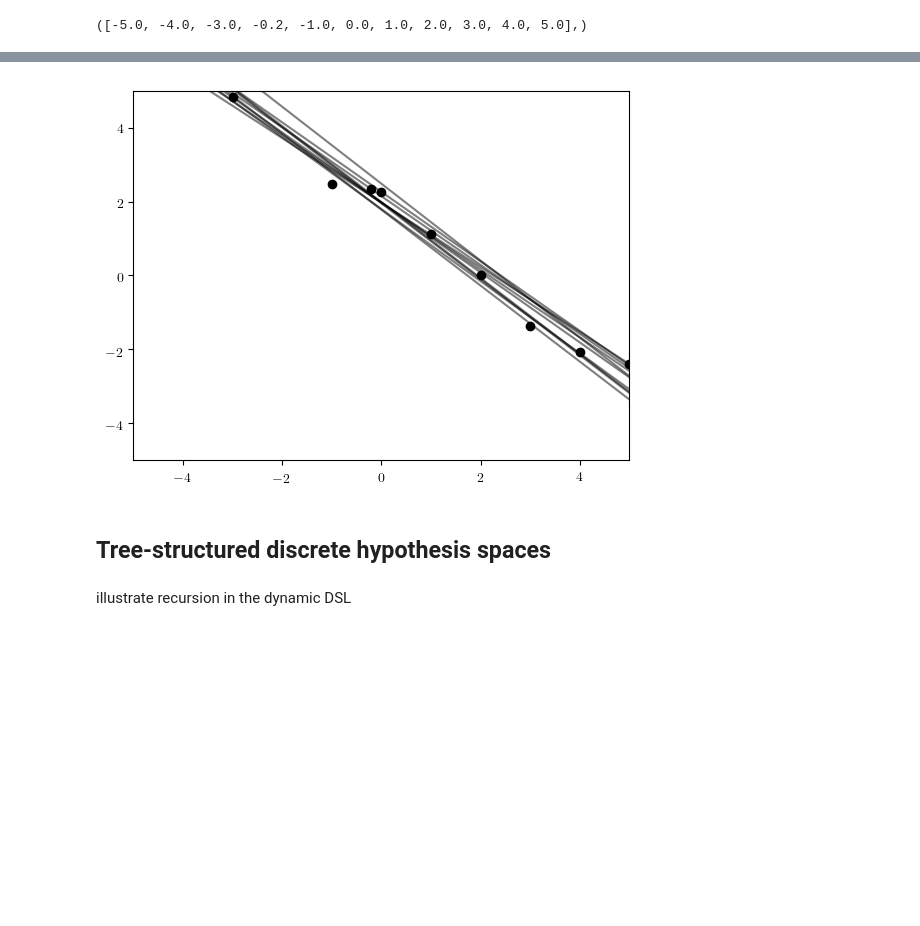
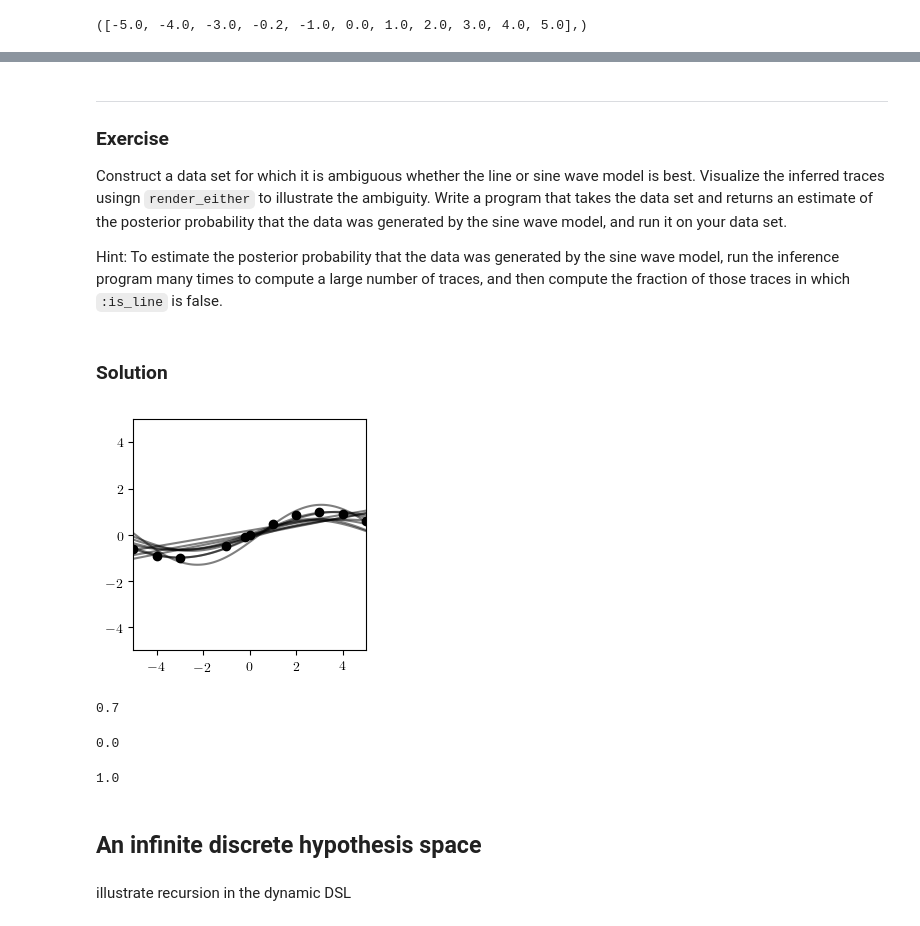
Before and after one commit to probcomp/gen-quickstart, a Jupyter notebook: tutorial-importance-sampling/tutorial-intro-modeling-language.ipynb, the cells around one changed output, grey strips where cells are left out. Cells and saved outputs as stored; diff of their text form; code cells hidden in the pictures; blank space fills up the shorter version.

```diff
--- a/tutorial-importance-sampling/tutorial-intro-modeling-language.ipynb
+++ b/tutorial-importance-sampling/tutorial-intro-modeling-language.ipynb
@@ -323,0 +238,2 @@ There is code duplication in the two models. Can you refactor the model?
+# %%
+ys = [6.75003, 6.1568, 4.26414, 1.84894, 3.09686, 1.94026, 1.36411, -0.83959, -0.976, -1.93363, -2.91303];
@@ -323,0 +249,9 @@ There is code duplication in the two models. Can you refactor the model?
+# %%
+function do_inference(model, xs, ys, amount_of_computation)
+    observations = Gen.DynamicAssignment()
+    for (i, y) in enumerate(ys)
+        observations[(:y, i)] = y
+    end
+    (trace, _) = Gen.importance_resampling(model, (xs,), observations, amount_of_computation);
+    return trace
+end;
@@ -323,0 +275,7 @@ There is code duplication in the two models. Can you refactor the model?
+# %%
+function overlay(renderer, traces; same_data=true, args...)
+    renderer(traces[1], show_data=true, args...)
+    for i=2:length(traces)
+        renderer(traces[i], show_data=!same_data, args...)
+    end
+end;
@@ -373,6 +680,18 @@ overlay(render_either_refactored, traces)
+# %% [markdown]
+-------
+
+### Exercise
+
+Construct a data set for which it is ambiguous whether the line or sine wave model is best. Visualize the inferred traces usingn `render_either` to illustrate the ambiguity. Write a program that takes the data set and returns an estimate of the posterior probability that the data was generated by the sine wave model, and run it on your data set.
+
+Hint: To estimate the posterior probability that the data was generated by the sine wave model, run the inference program many times to compute a large number of traces, and then compute the fraction of those traces in which `:is_line` is false.
+# %% [markdown]
+### Solution
+# %%
+ys_ambig = sin.(0.5 * xs);
 # %%
-ys = xs * -1 .+ 2 .+ randn(length(xs)) * 0.5;
-traces = [do_inference(combined_model, xs, ys, 10000) for _=1:10];
+figure(figsize=(3,3))
+traces = [do_inference(combined_model, xs, ys_ambig, 10000) for _=1:10];
 overlay(render_either, traces)
 # %% [output]
-[figure, old version]
+[figure, new version]
@@ -379,5 +705,17 @@ overlay(render_either, traces)
+# %%
+println(estimate_prob_sine(xs, ys_ambig))
+# %% [output]
+0.7
+# %%
+println(estimate_prob_sine(xs, ys))
+# %% [output]
+0.0
+# %%
+println(estimate_prob_sine(xs, ys_sine))
+# %% [output]
+1.0
 # %% [markdown]
-## Tree-structured discrete hypothesis spaces
+## An infinite discrete hypothesis space
 # %% [markdown]
 illustrate recursion in the dynamic DSL
 # %% [markdown]
```
Also changed, not shown: parts of 174 cells of this notebook.
